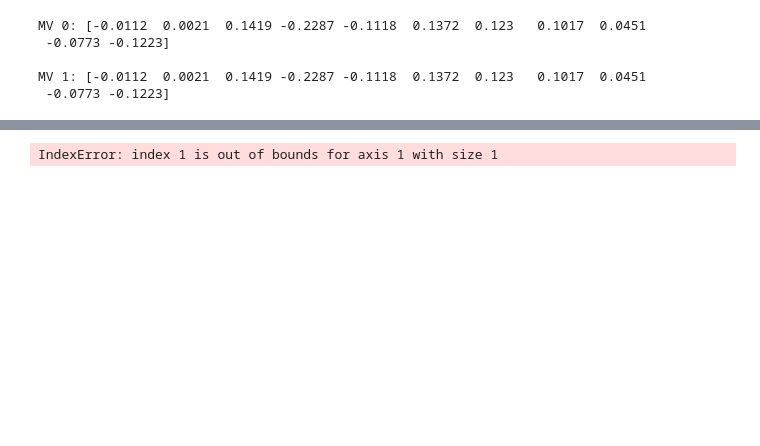
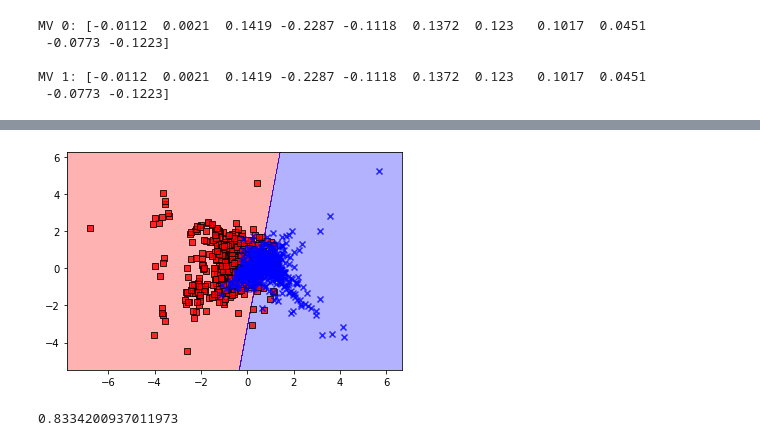
Before and after one commit to SergeyBubnov/spaceship, a Jupyter notebook: lda.ipynb, the cells around one changed output, grey strips where cells are left out. Cells and saved outputs as stored; diff of their text form; code cells hidden in the pictures; blank space fills up the shorter version.

```diff
--- a/lda.ipynb
+++ b/lda.ipynb
@@ -60,0 +169,3 @@ d =
+# %%
+w = np.hstack((eigen_pairs[0][1][:,np.newaxis].real, eigen_pairs[1][1][:,np.newaxis].real))
+print('Матрица W:\n',w)
@@ -76,7 +201,7 @@ IndexError: index 1 is out of bounds for axis 1 with size 1
 # %%
 from sklearn.linear_model import LogisticRegression
 lr = LogisticRegression(solver = 'lbfgs')
 ppn_test = lr.fit(X_lda,y)
-ds.plot_decision_regions(X_lda,y,classifier = ppn_test,resolution = 0.1)
+ds.plot_decision_regions(X_lda,y,classifier = ppn_test,resolution = 0.01)
 # %% [output]
-IndexError: index 1 is out of bounds for axis 1 with size 1
+[figure, added]
@@ -87,0 +208,4 @@ lda_df.head(20)
+# %%
+lr.score(X_lda,y)
+# %% [output]
+0.8334200937011973
```
Also changed, not shown: parts of 16 cells of this notebook, 4 other files.
